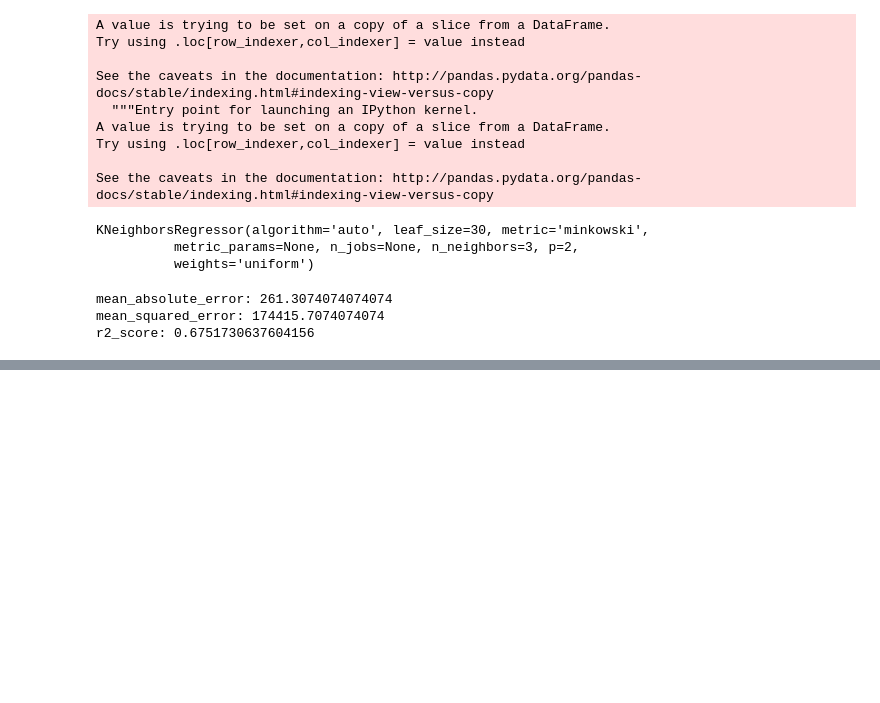
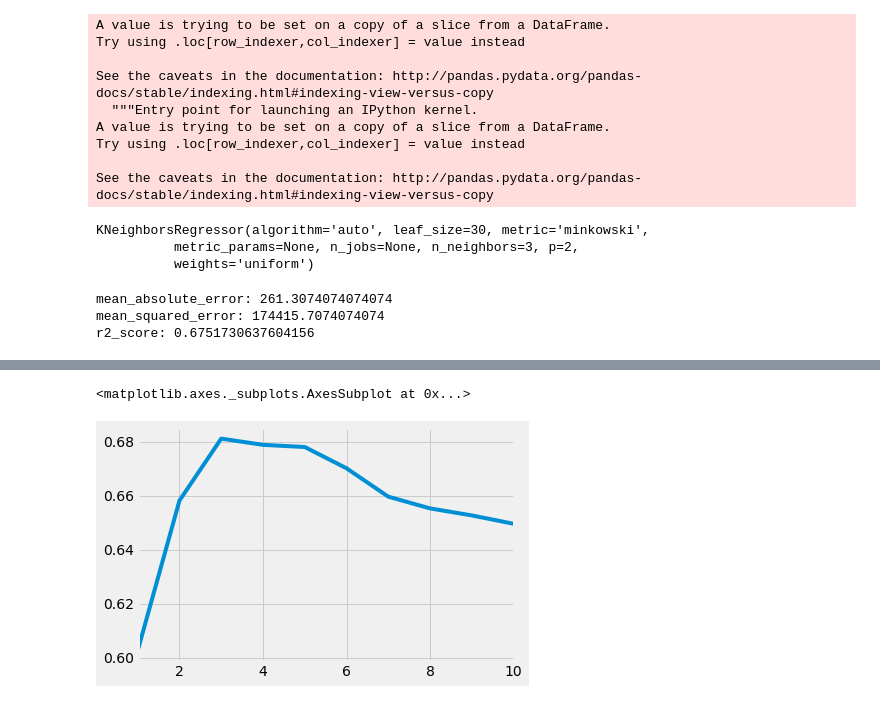
Before and after one commit to Casyfill/liceum, a Jupyter notebook: l10/0_knn_predicting_rent.ipynb, the cells around one changed output, grey strips where cells are left out. Saved outputs shown, nothing was run; the diff lists cells and outputs as text; code cells hidden in the pictures; blank space fills up the shorter version.

```diff
--- a/l10/0_knn_predicting_rent.ipynb
+++ b/l10/0_knn_predicting_rent.ipynb
@@ -185,0 +194,6 @@ r2_score: 0.6751730637604156
+# %%
+parameters = {'n_neighbors':range(1,11)}
+# %%
+cv = GridSearchCV(model, parameters, cv=5, iid=False)
+# %%
+cv.fit(X_train_s, y_train)
@@ -185,0 +208,7 @@ r2_score: 0.6751730637604156
+# %%
+cv_results = pd.DataFrame(cv.cv_results_).set_index(pd.Series(parameters['n_neighbors']))
+# %%
+cv_results['mean_test_score'].plot()
+# %% [output]
+<matplotlib.axes._subplots.AxesSubplot at 0x...>
+[figure, added]
```
Also changed, not shown: parts of 4 cells of this notebook, 3 other files.
